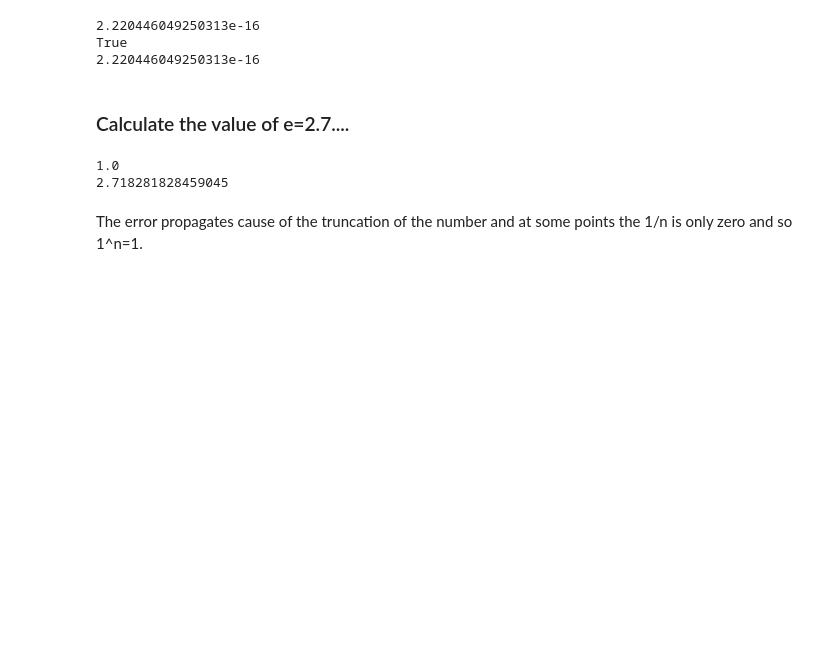
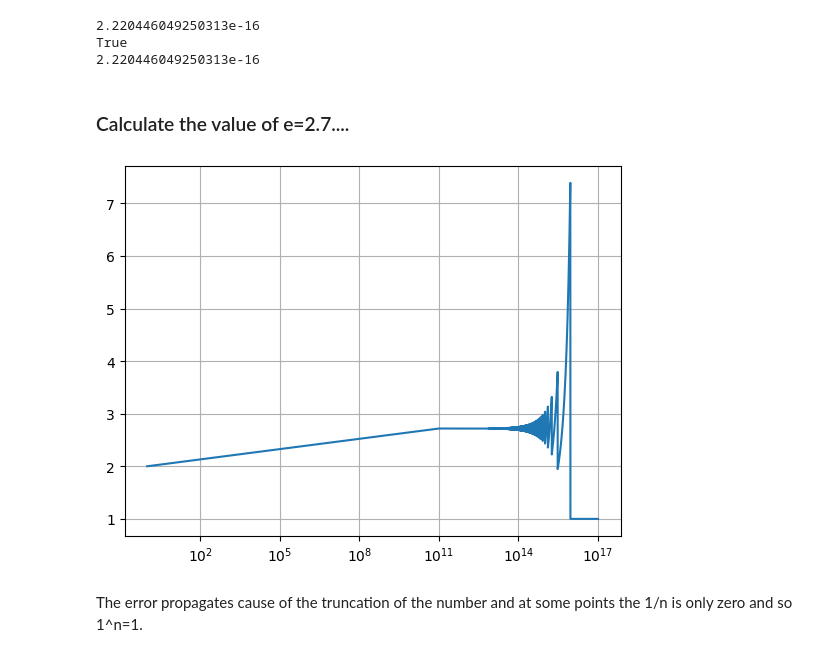
Before and after one commit to francesco-source/Artificial-Intelligence-UNIBO, a Jupyter notebook: Statistical_and_mathematical_methods_for_AI/Exercises/Exercize.ipynb, the cells around one changed output. Cells and saved outputs as stored; diff of their text form; code cells hidden in the pictures; blank space fills up the shorter version.

```diff
--- a/Statistical_and_mathematical_methods_for_AI/Exercises/Exercize.ipynb
+++ b/Statistical_and_mathematical_methods_for_AI/Exercises/Exercize.ipynb
@@ -104,14 +104,15 @@ True
 # %%
 import numpy as np
 
+n=np.linspace(1,1e17,1000000)
 
-n=1e20
 a_n=(1.+1./n)**n
-print(a_n)
-print(np.e)
+plt.plot(n, a_n)
+plt.grid()
+plt.xscale("log")
+plt.show()
 # %% [output]
-1.0
-2.718281828459045
+[figure, added]
 # %% [markdown]
 The error propagates cause of the truncation of the number and at some points the 1/n is only zero and so 1^n=1.
 # %% [markdown]
```
Also changed, not shown: parts of 1 cell of this notebook.
